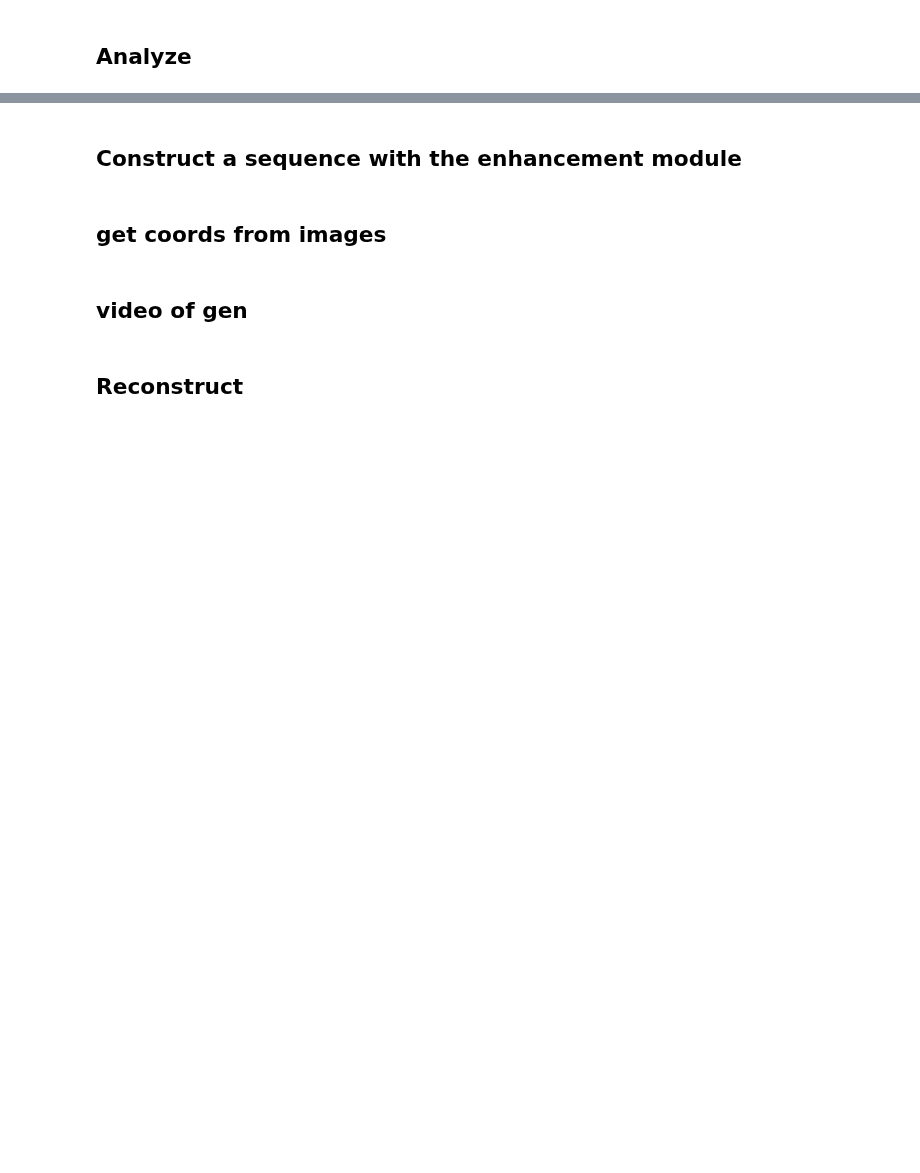
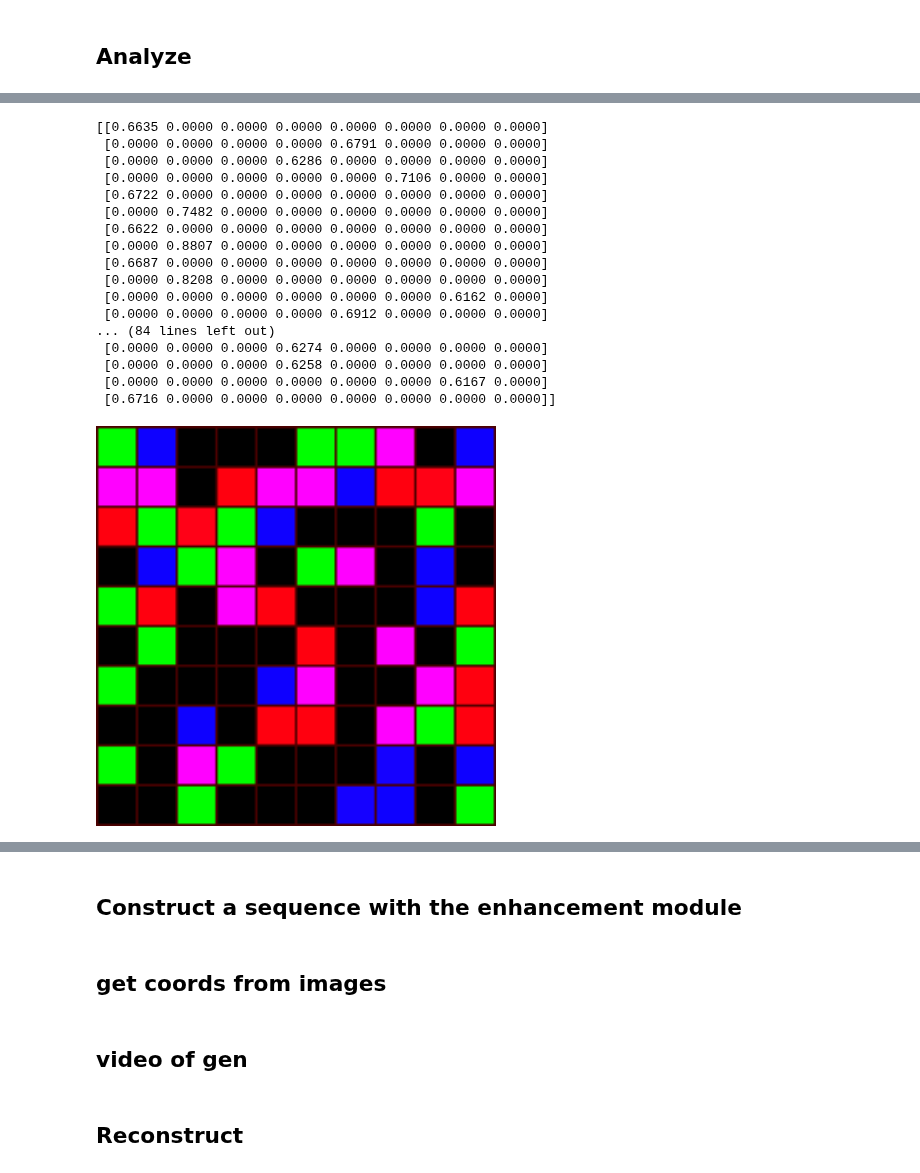
Before and after one commit to mehdidc/feature_generation, a Jupyter notebook: ipynb/brushstroke.ipynb, the cells around one changed output, grey strips where cells are left out. Saved outputs shown, nothing was run; the diff lists cells and outputs as text; code cells hidden in the pictures; blank space fills up the shorter version.

```diff
--- a/ipynb/brushstroke.ipynb
+++ b/ipynb/brushstroke.ipynb
@@ -64,7 +64,7 @@ def softmax(x):
     x = np.exp(x)
     return x / x.sum(axis=1, keepdims=True)
 
-def is_max(x):
+def sparse_softmax(x):
     m = np.max(x, axis=1, keepdims=True)
     return softmax(x) * (x==m)
 
@@ -237,15 +212,34 @@ plt.imshow(s, cmap='viridis', interpolation='none')
 # %%
 codes = img2code(X)
 r = codes[0]
-pr = softmax(r[:, 0, 6:14])
+pr = sparse_softmax(r[:, 0, 6:14])
 c = np.dot(pr, (layers['brush'].colors_.get_value())  )
 c = c * scale.flatten() + bias.flatten()
 c = c[:, :, np.newaxis, np.newaxis] * np.ones((1, 1, 16, 16))
 c = np.clip(c, 0, 1)
 imsave('imgs/b.png',
        disp_grid(c, border=1, bordercolor=(0.3,0,0), normalize=False)
 )
 Image('imgs/b.png', width=400, height=400)
+# %% [output]
+[[0.6635 0.0000 0.0000 0.0000 0.0000 0.0000 0.0000 0.0000]
+ [0.0000 0.0000 0.0000 0.0000 0.6791 0.0000 0.0000 0.0000]
+ [0.0000 0.0000 0.0000 0.6286 0.0000 0.0000 0.0000 0.0000]
+ [0.0000 0.0000 0.0000 0.0000 0.0000 0.7106 0.0000 0.0000]
+ [0.6722 0.0000 0.0000 0.0000 0.0000 0.0000 0.0000 0.0000]
+ [0.0000 0.7482 0.0000 0.0000 0.0000 0.0000 0.0000 0.0000]
+ [0.6622 0.0000 0.0000 0.0000 0.0000 0.0000 0.0000 0.0000]
+ [0.0000 0.8807 0.0000 0.0000 0.0000 0.0000 0.0000 0.0000]
+ [0.6687 0.0000 0.0000 0.0000 0.0000 0.0000 0.0000 0.0000]
+ [0.0000 0.8208 0.0000 0.0000 0.0000 0.0000 0.0000 0.0000]
+ [0.0000 0.0000 0.0000 0.0000 0.0000 0.0000 0.6162 0.0000]
+ [0.0000 0.0000 0.0000 0.0000 0.6912 0.0000 0.0000 0.0000]
+... (84 lines left out)
+ [0.0000 0.0000 0.0000 0.6274 0.0000 0.0000 0.0000 0.0000]
+ [0.0000 0.0000 0.0000 0.6258 0.0000 0.0000 0.0000 0.0000]
+ [0.0000 0.0000 0.0000 0.0000 0.0000 0.0000 0.6167 0.0000]
+ [0.6716 0.0000 0.0000 0.0000 0.0000 0.0000 0.0000 0.0000]]
+[figure, added]
 # %%
 from matplotlib.colors import Normalize, NoNorm
 b, = get_brush(X)
```
Also changed, not shown: parts of 13 cells of this notebook, 1 other file.
